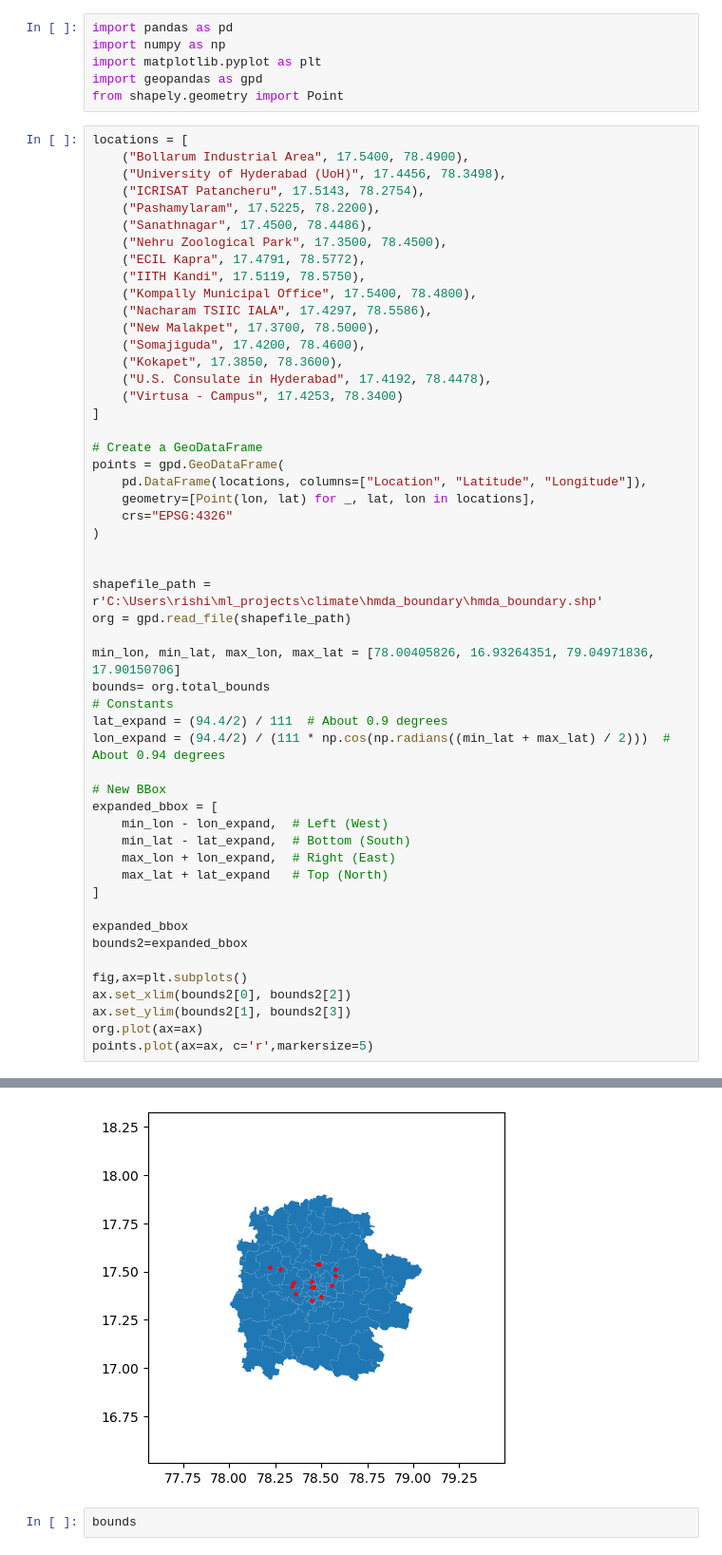
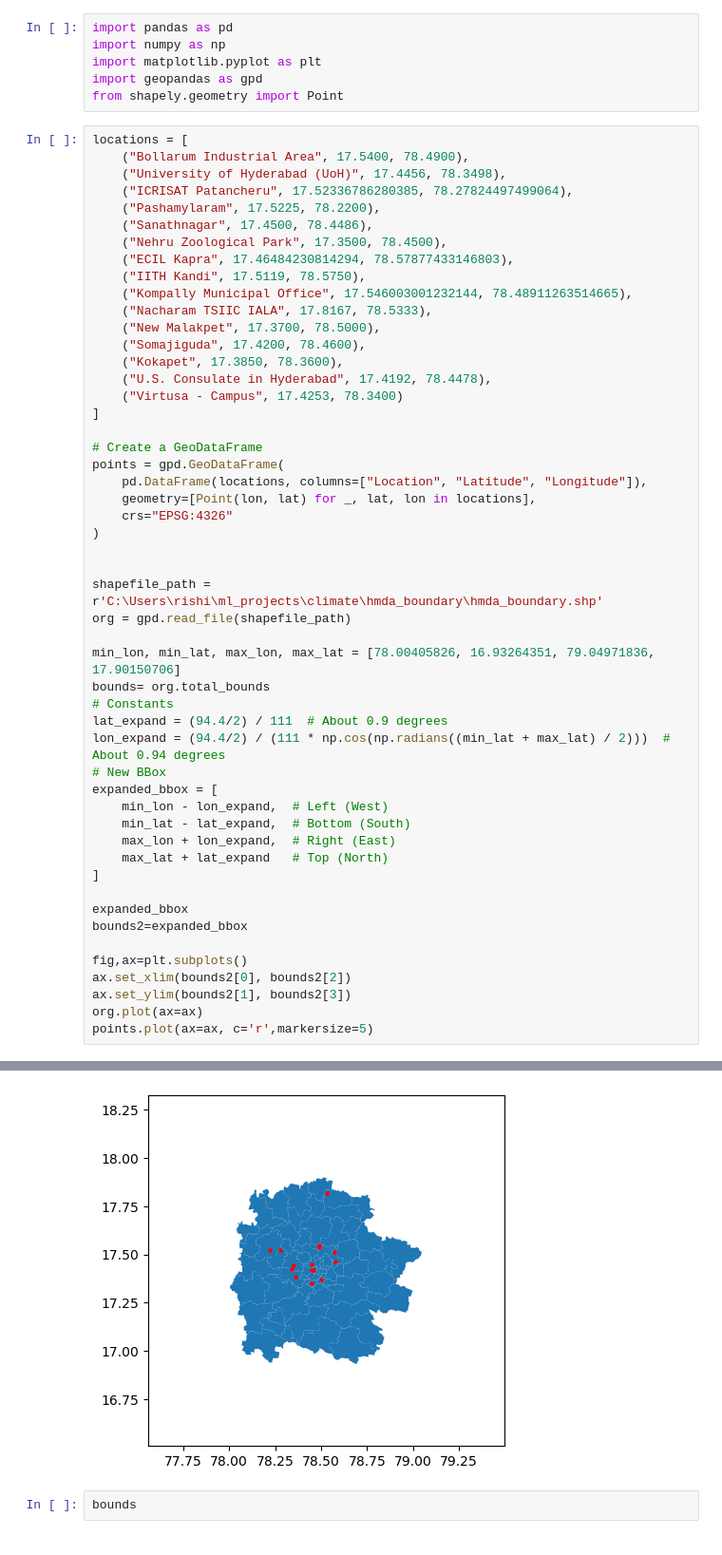
Before and after one commit to Rishi-Bharadwaj/air_pollution_correlation, a Jupyter notebook: airshed.ipynb, the cells around one changed output, grey strips where cells are left out. Shown: that part at 95% size. Saved outputs shown, nothing was run; the diff lists cells and outputs as text.

```diff
--- a/airshed.ipynb
+++ b/airshed.ipynb
@@ -8,14 +8,14 @@ from shapely.geometry import Point
 locations = [
     ("Bollarum Industrial Area", 17.5400, 78.4900),
     ("University of Hyderabad (UoH)", 17.4456, 78.3498),
-    ("ICRISAT Patancheru", 17.5143, 78.2754),
+    ("ICRISAT Patancheru", 17.52336786280385, 78.27824497499064),
     ("Pashamylaram", 17.5225, 78.2200),
     ("Sanathnagar", 17.4500, 78.4486),
     ("Nehru Zoological Park", 17.3500, 78.4500),
-    ("ECIL Kapra", 17.4791, 78.5772),
+    ("ECIL Kapra", 17.46484230814294, 78.57877433146803),
     ("IITH Kandi", 17.5119, 78.5750),
-    ("Kompally Municipal Office", 17.5400, 78.4800),
-    ("Nacharam TSIIC IALA", 17.4297, 78.5586),
+    ("Kompally Municipal Office", 17.546003001232144, 78.48911263514665),
+    ("Nacharam TSIIC IALA", 17.8167, 78.5333),
     ("New Malakpet", 17.3700, 78.5000),
     ("Somajiguda", 17.4200, 78.4600),
     ("Kokapet", 17.3850, 78.3600),
@@ -30,35 +30,34 @@ points = gpd.GeoDataFrame(
     crs="EPSG:4326"
 )
 
 
 shapefile_path = r'C:\Users\rishi\ml_projects\climate\hmda_boundary\hmda_boundary.shp'
 org = gpd.read_file(shapefile_path)
 
 min_lon, min_lat, max_lon, max_lat = [78.00405826, 16.93264351, 79.04971836, 17.90150706]
 bounds= org.total_bounds
 # Constants
 lat_expand = (94.4/2) / 111  # About 0.9 degrees
 lon_expand = (94.4/2) / (111 * np.cos(np.radians((min_lat + max_lat) / 2)))  # About 0.94 degrees
-
 # New BBox
 expanded_bbox = [
     min_lon - lon_expand,  # Left (West)
     min_lat - lat_expand,  # Bottom (South)
     max_lon + lon_expand,  # Right (East)
     max_lat + lat_expand   # Top (North)
 ]
 
 expanded_bbox
 bounds2=expanded_bbox
 
 fig,ax=plt.subplots()
 ax.set_xlim(bounds2[0], bounds2[2])
 ax.set_ylim(bounds2[1], bounds2[3])
 org.plot(ax=ax)
 points.plot(ax=ax, c='r',markersize=5)
 # %% [output]
 <Axes: >
-[figure, old version]
+[figure, new version]
 # %%
 bounds
 # %% [output]
```
Also changed, not shown: parts of 4 cells of this notebook, 6 other files.
